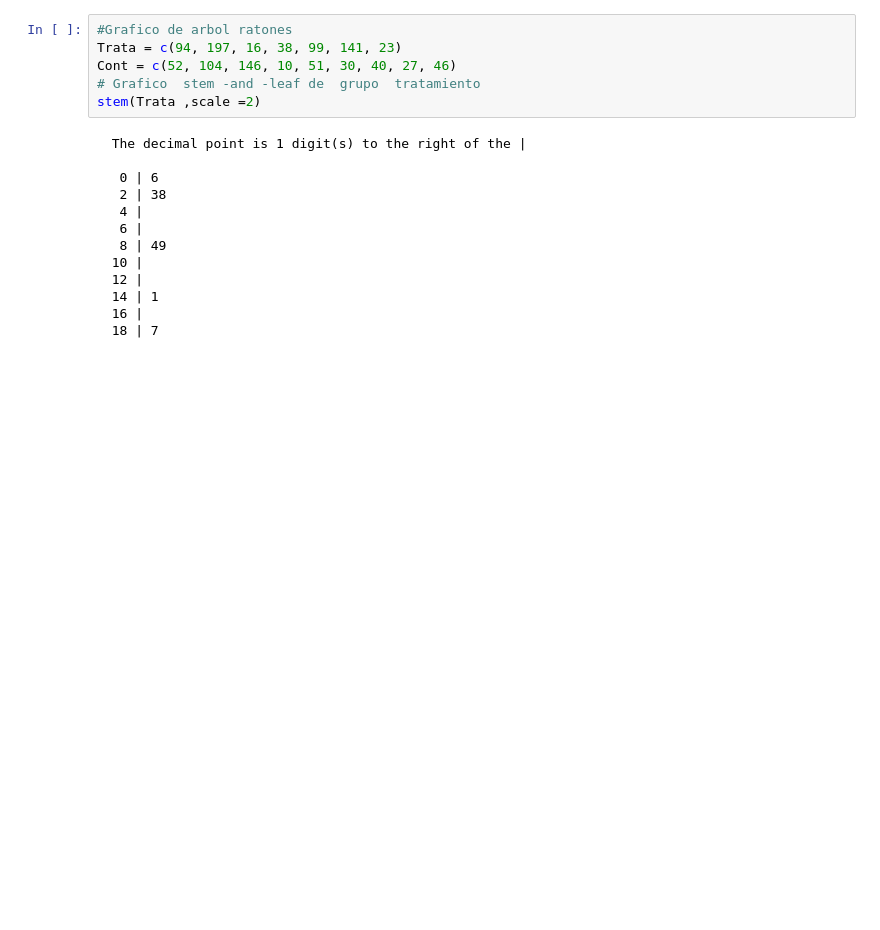
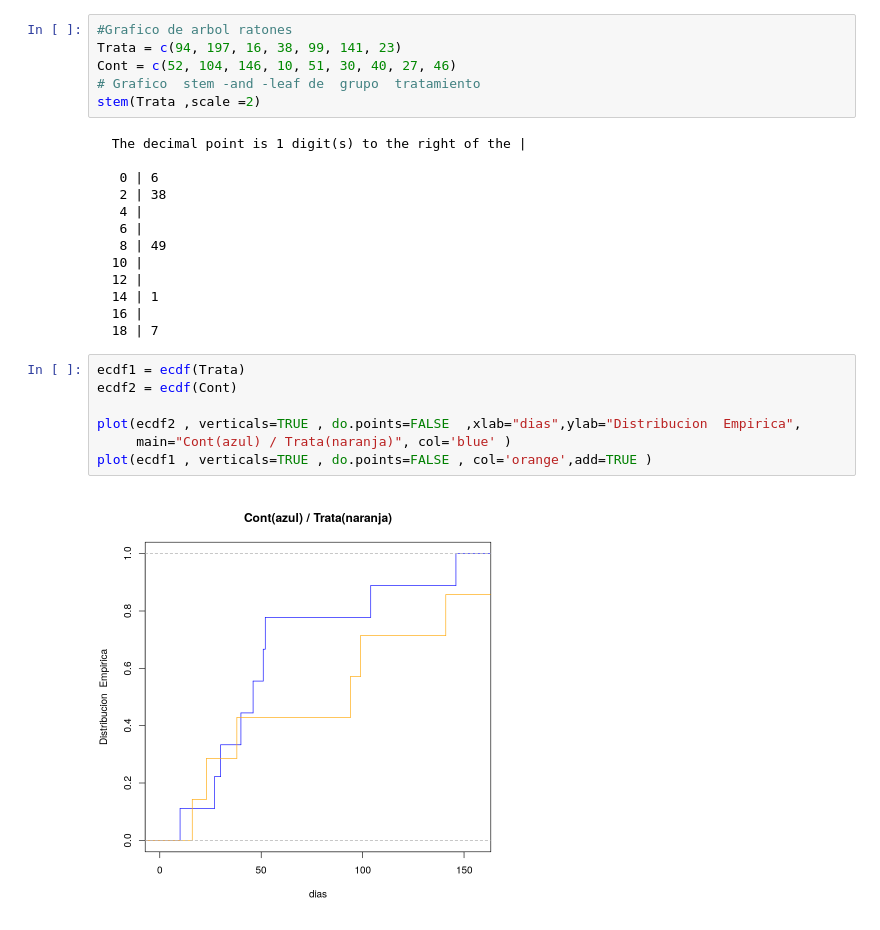
Before and after one commit to franhace/Proba-Estadistica, a Jupyter notebook: DistribEmpirica.ipynb, the cells around one changed output. Saved outputs shown, nothing was run; the diff lists cells and outputs as text; blank space fills up the shorter version.

Commit message:
ADD Notebooks de Ic, y Distrib empirica

```diff
--- a/DistribEmpirica.ipynb
+++ b/DistribEmpirica.ipynb
@@ -95,3 +98,12 @@ stem(Trata ,scale =2)
   14 | 1
   16 |
   18 | 7
+# %%
+ecdf1 = ecdf(Trata)
+ecdf2 = ecdf(Cont)
+
+plot(ecdf2 , verticals=TRUE , do.points=FALSE  ,xlab="dias",ylab="Distribucion  Empirica",
+     main="Cont(azul) / Trata(naranja)", col='blue' )
+plot(ecdf1 , verticals=TRUE , do.points=FALSE , col='orange',add=TRUE )
+# %% [output]
+[figure, added]
```
Also changed, not shown: parts of 8 cells of this notebook, 1 other file.
